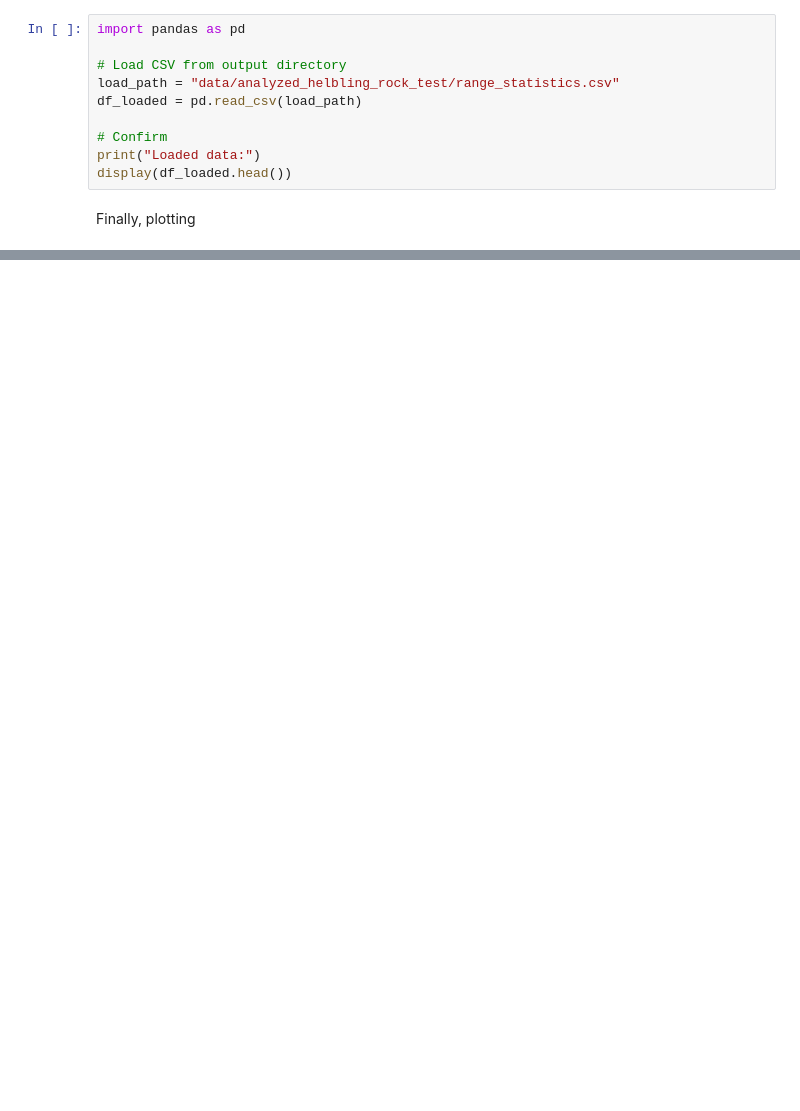
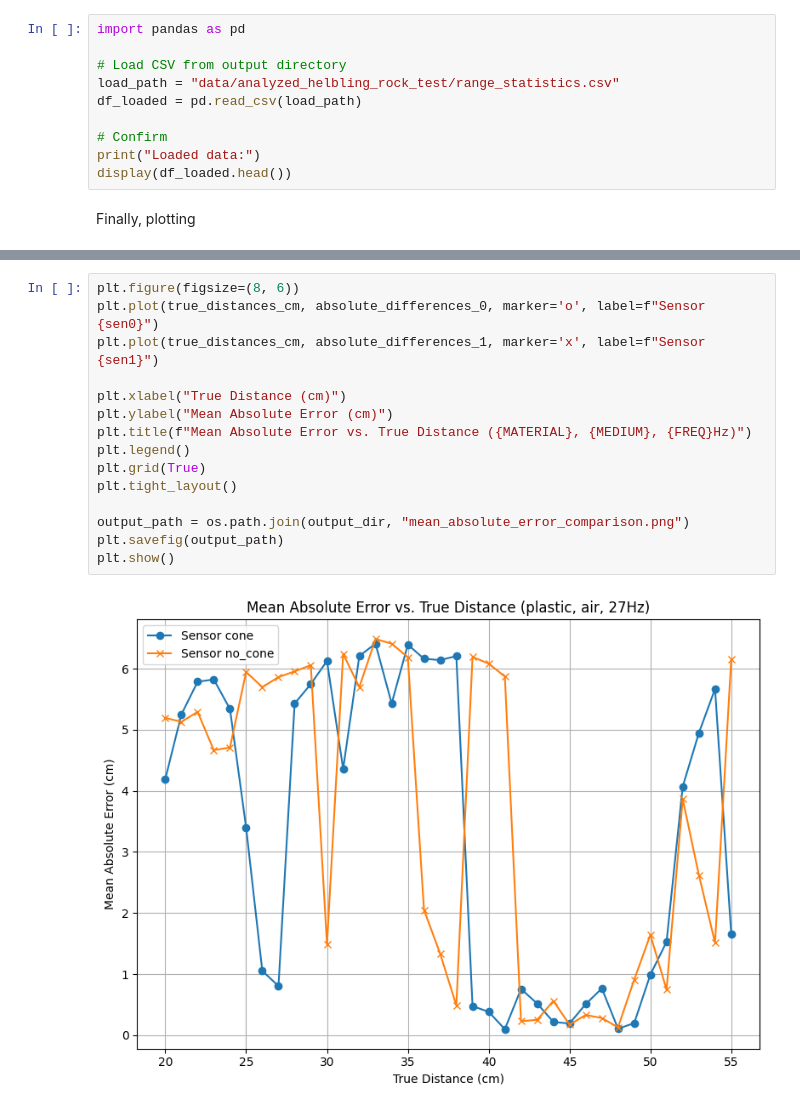
Before and after one commit to Helbling-Lab/ICU20201DataAnalysis, a Jupyter notebook: simple_plotter.ipynb, the cells around one changed output, grey strips where cells are left out. Drawn from its saved outputs; the diff is of its cells as text; blank space fills up the shorter version.

```diff
--- a/simple_plotter.ipynb
+++ b/simple_plotter.ipynb
@@ -245,0 +535,17 @@ plt.show()
+# %%
+plt.figure(figsize=(8, 6))
+plt.plot(true_distances_cm, absolute_differences_0, marker='o', label=f"Sensor {sen0}")
+plt.plot(true_distances_cm, absolute_differences_1, marker='x', label=f"Sensor {sen1}")
+
+plt.xlabel("True Distance (cm)")
+plt.ylabel("Mean Absolute Error (cm)")
+plt.title(f"Mean Absolute Error vs. True Distance ({MATERIAL}, {MEDIUM}, {FREQ}Hz)")
+plt.legend()
+plt.grid(True)
+plt.tight_layout()
+
+output_path = os.path.join(output_dir, "mean_absolute_error_comparison.png")
+plt.savefig(output_path)
+plt.show()
+# %% [output]
+[figure, added]
```
Also changed, not shown: parts of 22 cells of this notebook.
